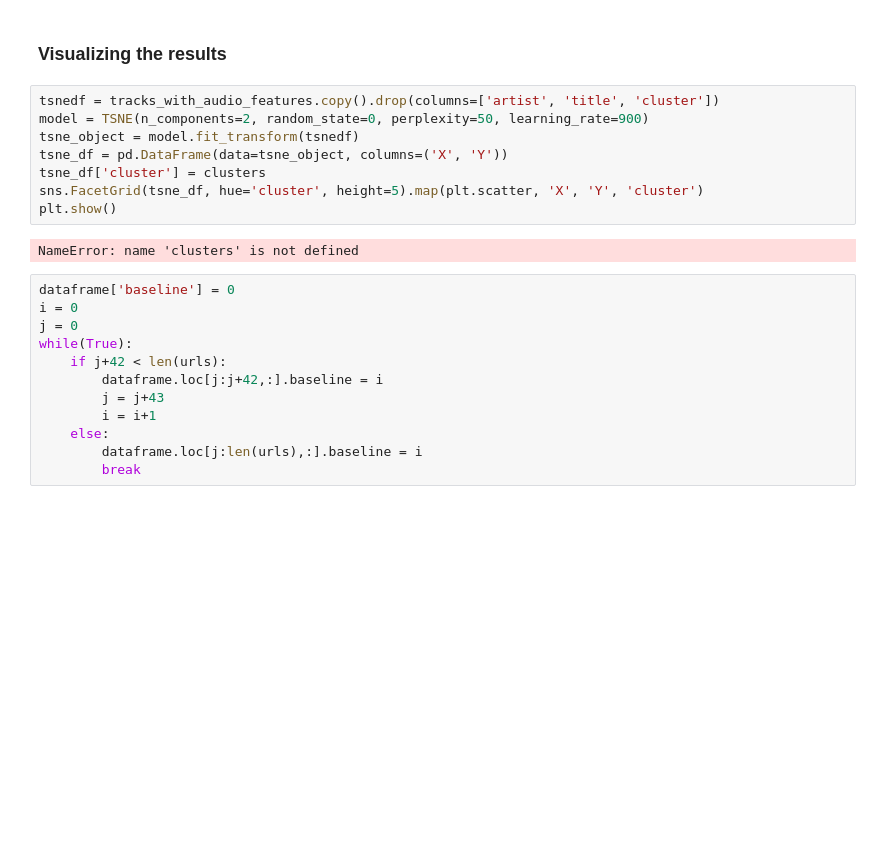
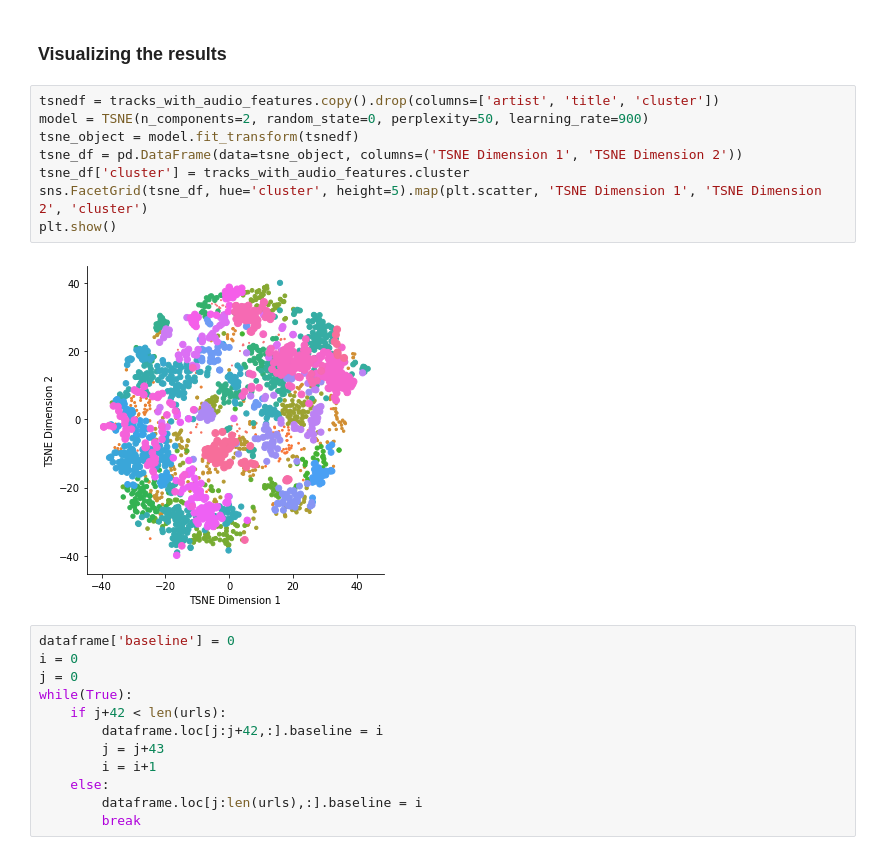
Before and after one commit to uic-cs418/cs418-s20-the-diatonics, a Jupyter notebook: CS418-Project.ipynb, the cells around one changed output. Drawn from its saved outputs; the diff is of its cells as text; blank space fills up the shorter version.

```diff
--- a/CS418-Project.ipynb
+++ b/CS418-Project.ipynb
@@ -193,13 +193,13 @@ ml.recommend('Roar', "katy perry", tracks_with_audio_features, spotify_client,tr
 # %%
 tsnedf = tracks_with_audio_features.copy().drop(columns=['artist', 'title', 'cluster'])
 model = TSNE(n_components=2, random_state=0, perplexity=50, learning_rate=900)
 tsne_object = model.fit_transform(tsnedf)
-tsne_df = pd.DataFrame(data=tsne_object, columns=('X', 'Y'))
-tsne_df['cluster'] = clusters
-sns.FacetGrid(tsne_df, hue='cluster', height=5).map(plt.scatter, 'X', 'Y', 'cluster')
+tsne_df = pd.DataFrame(data=tsne_object, columns=('TSNE Dimension 1', 'TSNE Dimension 2'))
+tsne_df['cluster'] = tracks_with_audio_features.cluster
+sns.FacetGrid(tsne_df, hue='cluster', height=5).map(plt.scatter, 'TSNE Dimension 1', 'TSNE Dimension 2', 'cluster')
 plt.show()
 # %% [output]
-NameError: name 'clusters' is not defined
+[figure, added]
 # %%
 dataframe['baseline'] = 0
 i = 0
```
Also changed, not shown: parts of 3 cells of this notebook.
